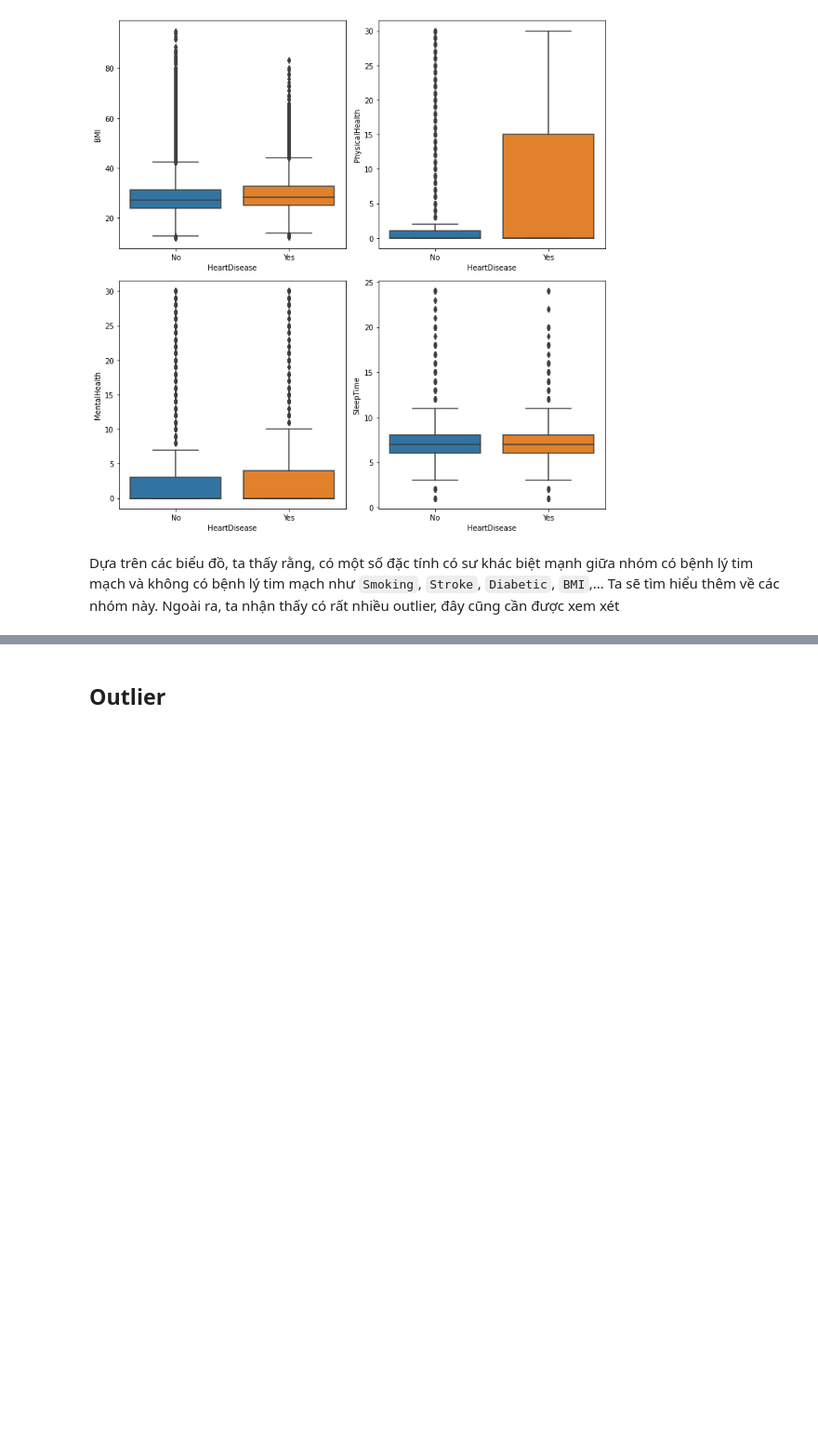
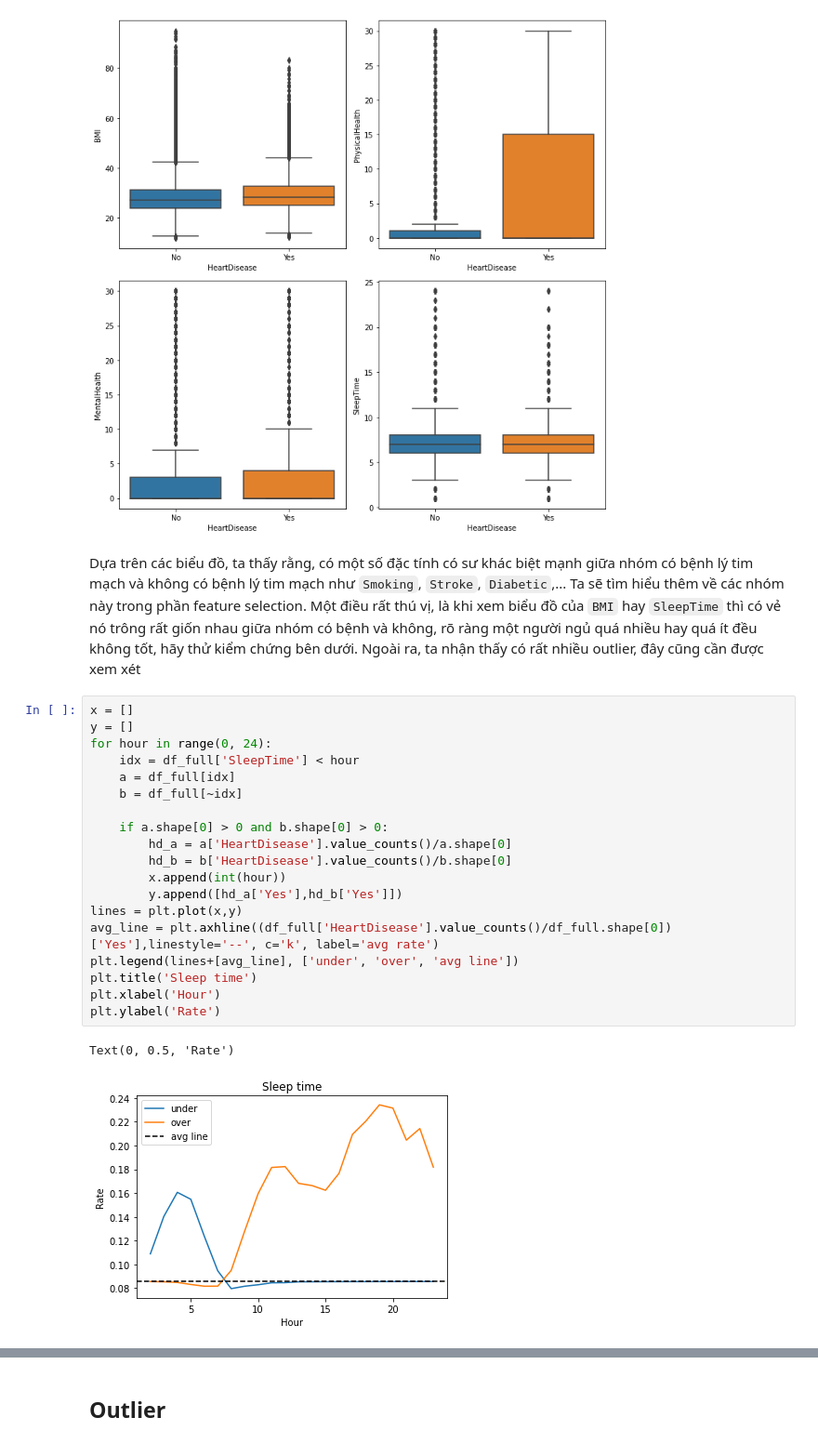
Before and after one commit to danhngan/Heart_disease, a Jupyter notebook: preprocessing.ipynb, the cells around one changed output, grey strips where cells are left out. Shown at 93% size. Cells and saved outputs as stored; diff of their text form; blank space fills up the shorter version.

```diff
--- a/preprocessing.ipynb
+++ b/preprocessing.ipynb
@@ -293,4 +292,26 @@ plt.tight_layout()
 # %% [output]
 [figure]
 # %% [markdown]
-Dựa trên các biểu đồ, ta thấy rằng, có một số đặc tính có sư khác biệt mạnh giữa nhóm có bệnh lý tim mạch và không có bệnh lý tim mạch như `Smoking`, `Stroke`, `Diabetic`, `BMI`,... Ta sẽ tìm hiểu thêm về các nhóm này. Ngoài ra, ta nhận thấy có rất nhiều outlier, đây cũng cần được xem xét
+Dựa trên các biểu đồ, ta thấy rằng, có một số đặc tính có sư khác biệt mạnh giữa nhóm có bệnh lý tim mạch và không có bệnh lý tim mạch như `Smoking`, `Stroke`, `Diabetic`,... Ta sẽ tìm hiểu thêm về các nhóm này trong phần feature selection. Một điều rất thú vị, là khi xem biểu đồ của `BMI` hay `SleepTime` thì có vẻ nó trông rất giốn nhau giữa nhóm có bệnh và không, rõ ràng một người ngủ quá nhiều hay quá ít đều không tốt, hãy thử kiểm chứng bên dưới. Ngoài ra, ta nhận thấy có rất nhiều outlier, đây cũng cần được xem xét
+# %%
+x = []
+y = []
+for hour in range(0, 24):
+    idx = df_full['SleepTime'] < hour
+    a = df_full[idx]
+    b = df_full[~idx]
+
+    if a.shape[0] > 0 and b.shape[0] > 0:
+        hd_a = a['HeartDisease'].value_counts()/a.shape[0]
+        hd_b = b['HeartDisease'].value_counts()/b.shape[0]
+        x.append(int(hour))
+        y.append([hd_a['Yes'],hd_b['Yes']])
+lines = plt.plot(x,y)
+avg_line = plt.axhline((df_full['HeartDisease'].value_counts()/df_full.shape[0])['Yes'],linestyle='--', c='k', label='avg rate')
+plt.legend(lines+[avg_line], ['under', 'over', 'avg line'])
+plt.title('Sleep time')
+plt.xlabel('Hour')
+plt.ylabel('Rate')
+# %% [output]
+Text(0, 0.5, 'Rate')
+[figure, added]
```
Also changed, not shown: parts of 20 cells of this notebook, 4 other files.
